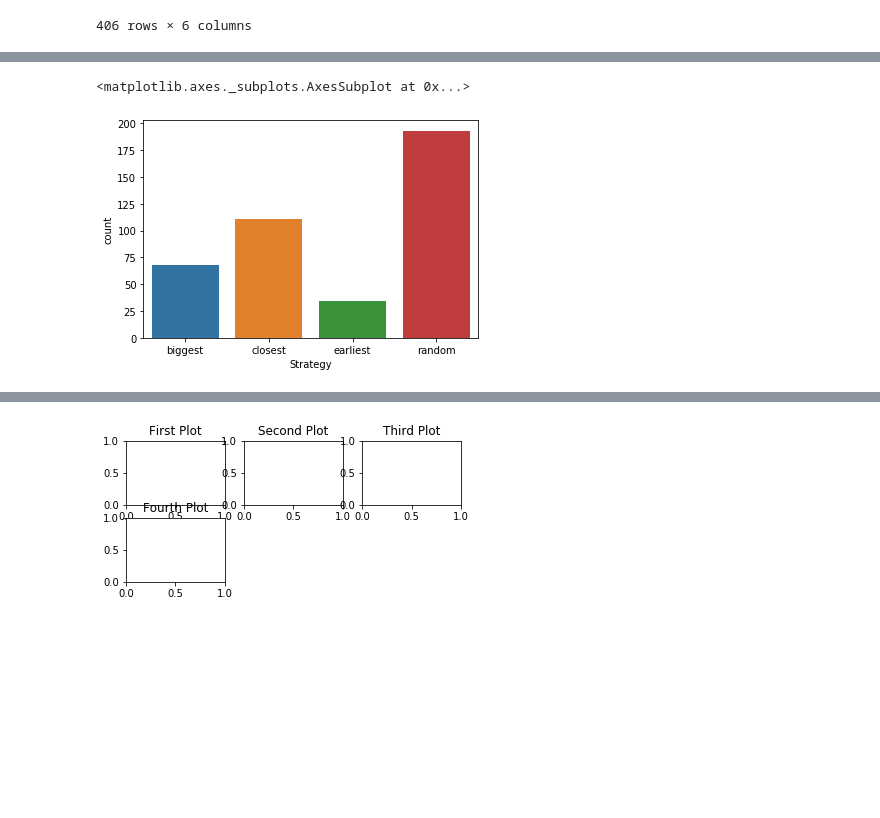
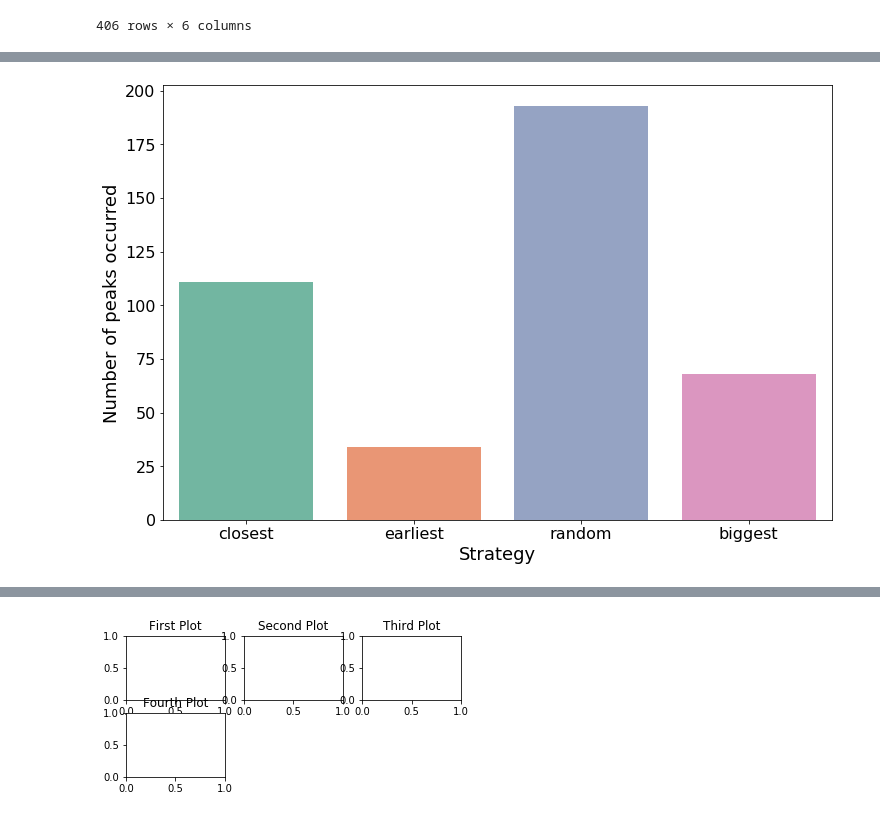
Before and after one commit to GLaDAP/Complex_Systems_2021, a Jupyter notebook: Figures.ipynb, the cells around one changed output, grey strips where cells are left out. Saved outputs shown, nothing was run; the diff lists cells and outputs as text; code cells hidden in the pictures; blank space fills up the shorter version.

```diff
--- a/Figures.ipynb
+++ b/Figures.ipynb
@@ -1,8 +1,10 @@
 # %%
 import seaborn as sns
 import pandas as pd
+import numpy as np
 import os
 import matplotlib.pyplot as plt
+sns.set_palette('Set2')
 # %%
 path = 'forest_fire/data/new_data/'
 list_of_files = os.listdir(path)
@@ -34,16 +80,25 @@ list_of_files
 # for obvious reasons we only will compare the tactics on
 #  300 strength.
 data = pd.DataFrame()
+data_counter = pd.DataFrame()
 for file in list_of_files:
     inputdf = pd.read_csv(path + '/' + file)
     inputdf.drop(['Unnamed: 0'], axis=1, inplace=True)
 
     if inputdf.empty == False:
         peaks, durations, numbers = get_outbreaks(inputdf['On fire'], threshold=750)
-
         df = pd.DataFrame(data={'FireSize': peaks,
                                 'Duration': durations,
                                 'Number': numbers})
+        df_counter = pd.DataFrame(data={'Burning Trees':inputdf['On fire'],
+                                        'Alive trees':inputdf['Fine'],
+                                        'Fire count':inputdf['Nf'],
+                                        'Min area':inputdf['min_fire_area'],
+                                        'Max area':inputdf['max_fire_area'],
+                                        'Median area':inputdf['median_fire_area'],
+                                        'Mean area':inputdf['mean_fire_area'],
+                                        'Timestep':inputdf['Ns'],
+                                        })
         strats = ['biggest', 'closest', 'earliest', 'random', 'none']
         n_fighters = ['nfighters100', 'nfighters300', 'nfighters500', 'nfighters700', 'nfighters900']
         strengths = ['strength2', 'strength4', 'strength6', 'strength8', 'strength10']
@@ -52,6 +107,9 @@ for file in list_of_files:
             df['Strategy'] = 'No firefighters'
             df['N_firefighters'] = '0'
             df['Strength'] = '0'
+            df_counter['Strategy'] = 'No firefighters'
+            df_counter['N_firefighters'] = '0'
+            df_counter['Strength'] = '0'
         else:
 
             for strat in strats:
@@ -61,8 +119,12 @@ for file in list_of_files:
                             df['Strategy'] = strat
                             df['N_firefighters'] = fighter
                             df['Strength'] = strength
+                            df_counter['Strategy'] = strat
+                            df_counter['N_firefighters'] = fighter
+                            df_counter['Strength'] = strength
 
         data = data.append(df)
+        data_counter = data_counter.append(df_counter)
 # %%
 data.loc[data['N_firefighters'].isnull()]
 # %% [output]
@@ -152,0 +191,6 @@ plt.show()
+# %%
+plt.rcParams['axes.labelsize'] = 18
+plt.rcParams['xtick.labelsize'] = 16
+plt.rcParams['ytick.labelsize'] = 16
+plt.rcParams['lines.linewidth'] = 3
+plt.rcParams['legend.fontsize'] = 16
@@ -153,7 +227,9 @@ plt.show()
 # %%
-sns.countplot(data=data[data['N_firefighters'] == 'nfighters300'], x='Strategy')
+sns.countplot(data=data[data['N_firefighters'] == 'nfighters300'], x='Strategy',order=['closest','earliest','random','biggest'])
+plt.ylabel('Number of peaks occurred')
+plt.xlabel(f'Strategy')
+plt.savefig('strategy_peakcount.jpg')
 # %% [output]
-<matplotlib.axes._subplots.AxesSubplot at 0x...>
-[figure, old version]
+[figure, new version]
 # %%
 sns.boxplot(data=data.loc[data['N_firefighters'] == 'nfighters300'], x='Strength', y='FireSize')
```
Also changed, not shown: parts of 14 cells of this notebook.
